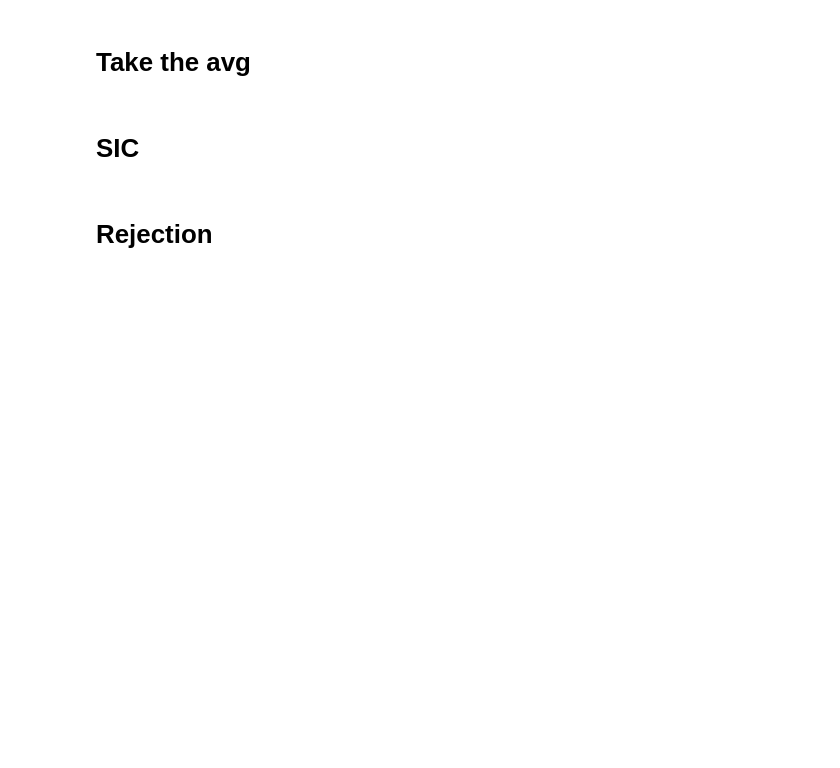
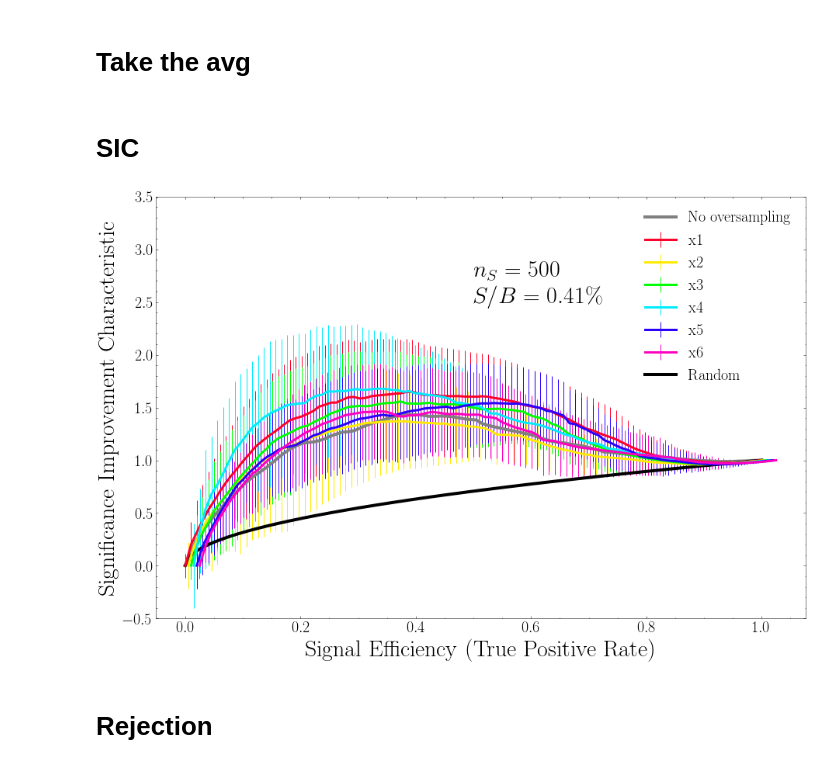
Before and after one commit to rmastand/FETA, a Jupyter notebook: osamp_samples_summary.ipynb, the cells around one changed output. Cells and saved outputs as stored; diff of their text form; code cells hidden in the pictures; blank space fills up the shorter version.

```diff
--- a/osamp_samples_summary.ipynb
+++ b/osamp_samples_summary.ipynb
@@ -15,14 +15,17 @@ dpi = 800
 # %%
 results_dir = "/clusterfs/ml4hep/rrmastandrea/oversampling_results/"
 
-n_sig_inj = [1000, 1500, 3000]
-seeds = [x for x in range(8)]
+n_sig_inj = [500, 1000, 1500]
+seeds = [x for x in range(50)]
+
+largest_factor = 6
 # %% [markdown]
 # Load in
 # %%
-x_axis = np.logspace(-8, 0, 400)
+#x_axis = np.logspace(-8, 0, 400)
+x_axis = np.linspace(0.00001, 1, 100)
 
-keys = [x for x in range(0, 7)]
+keys = [x for x in range(0, largest_factor+1)]
 
 rejections_dict = {k:{n:[] for n in n_sig_inj} for k in keys}
 sics_dict = {k:{n:[] for n in n_sig_inj} for k in keys}
@@ -69,8 +72,7 @@ for k in keys:
     mean_max_sics_dict[k][0] = np.array(mean_max_sics_dict[k][0])
     mean_max_sics_dict[k][1] = np.array(mean_max_sics_dict[k][1])
 # %%
-n_to_plot = [1500]
-
+n_to_plot = [500]
 
 l = 3
 f_1 = 20
@@ -80,38 +82,62 @@ num_bkg = 121339
 # %% [markdown]
 # SIC
 # %%
-color = iter(cm.gist_rainbow(np.linspace(0, 1, 7)))
+color = iter(cm.gist_rainbow(np.linspace(0, 1, largest_factor)))
+eps = 0
+
+
 
 for n in n_to_plot:
+
     fig = plt.figure(figsize = (15, 10))
 
-    for k in range(0, 7):
-        c = next(color)
+
+    for k in range(largest_factor+1):
+
         if k == 0:
             label = "No oversampling"
+            c = "grey"
+            plt.plot(x_axis, mean_sics_dict[k][n][0], label = label, color = c, linewidth = l+1)
         else:
+            c = next(color)
             label = f"x{k}"
 
-        plt.plot(x_axis, mean_sics_dict[k][n][0], label = label, color = c, linewidth = l)
-
-        plt.fill_between(x_axis, mean_sics_dict[k][n][0] - mean_sics_dict[k][n][1],
-                         mean_sics_dict[k][n][0] + mean_sics_dict[k][n][1],
-                         alpha = 0.5, color = c, linewidth = 0)
+            plt.errorbar(x_axis+eps, mean_sics_dict[k][n][0], yerr = mean_sics_dict[k][n][1], label = label,
+                         color = c, linewidth = l, elinewidth = l-2)
+            eps += 0.005
 
 
+        """
+        plt.plot(x_axis, mean_sics_dict[k][n][0], label = label, color = c, linewidth = l+1)
+        if k != 0:
+            plt.fill_between(x_axis, mean_sics_dict[k][n][0] - mean_sics_dict[k][n][1],
+                             mean_sics_dict[k][n][0] + mean_sics_dict[k][n][1],
+                             alpha = 0.3, color = c, linewidth = 0)
+        """
+
+
+
+    plt.text(0.5, 2.5, f"$n_S = {n}$\n$S/B = {np.round(100*n/num_bkg, 2)}\%$", fontsize = f_2)
     plt.plot(x_axis, x_axis/np.sqrt(x_axis), label = "Random", color = "black", linewidth = l+1)
 
-    plt.text(0.5, 6, f"$n_S = {n}$\n$S/B = {np.round(100*n/num_bkg, 2)}\%$", fontsize = f_2)
+    plt.ylim(-0.5, 3.5)
 
-    plt.legend(fontsize = f_1)
+    #get handles and labels
+    handles, labels = plt.gca().get_legend_handles_labels()
+    #specify order of items in legend
+    order = [0, 2, 3, 4, 5, 6, 7, 1]
+    plt.legend([handles[idx] for idx in order],[labels[idx] for idx in order], fontsize = f_1)
+
     plt.xlabel("Signal Efficiency (True Positive Rate)", fontsize = f_2)
     plt.ylabel("Significance Improvement Characteristic", fontsize = f_2)
     plt.tick_params(axis='both', which='major', labelsize=f_1)
     #plt.title(f"Num injected events: {n}")
 
-    fig.savefig(f"paper_plots/sic_{n}.png", dpi = dpi)
+    fig.savefig(f"paper_plots/oversampling_sic_{n}.pdf", dpi = dpi)
 
     plt.show()
+# %% [output]
+[figure, added]
 # %% [markdown]
 # Rejection
 # %%
```
Also changed, not shown: parts of 3 cells of this notebook, 4 other files.
